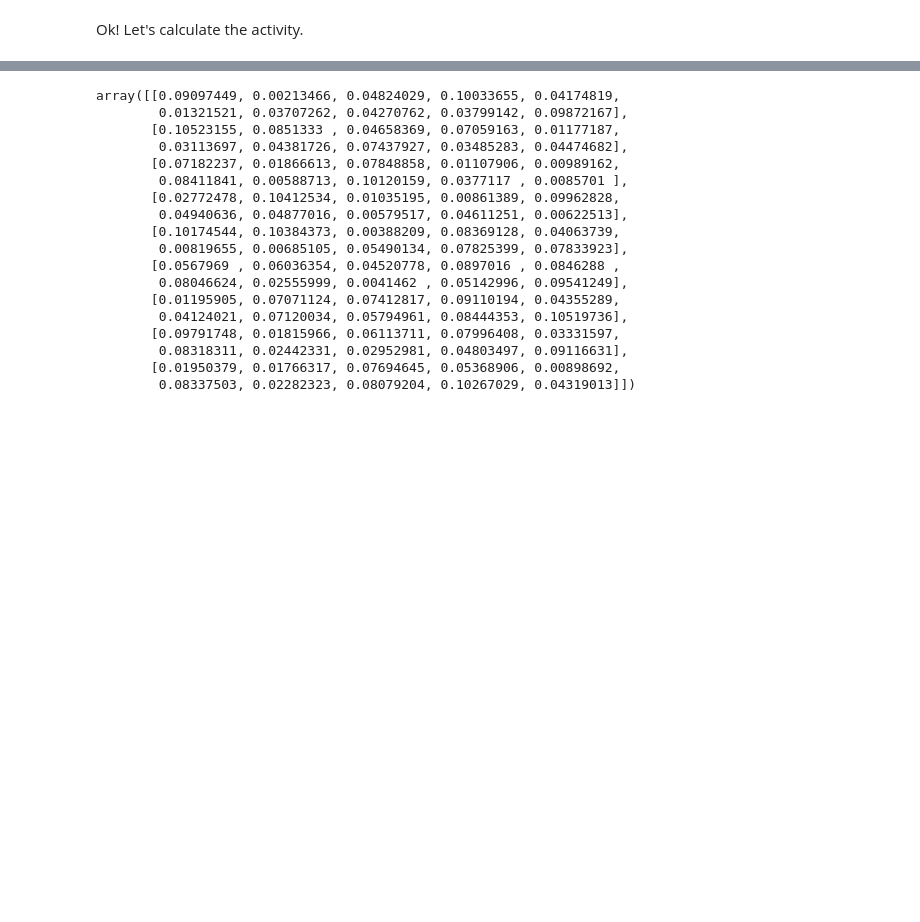
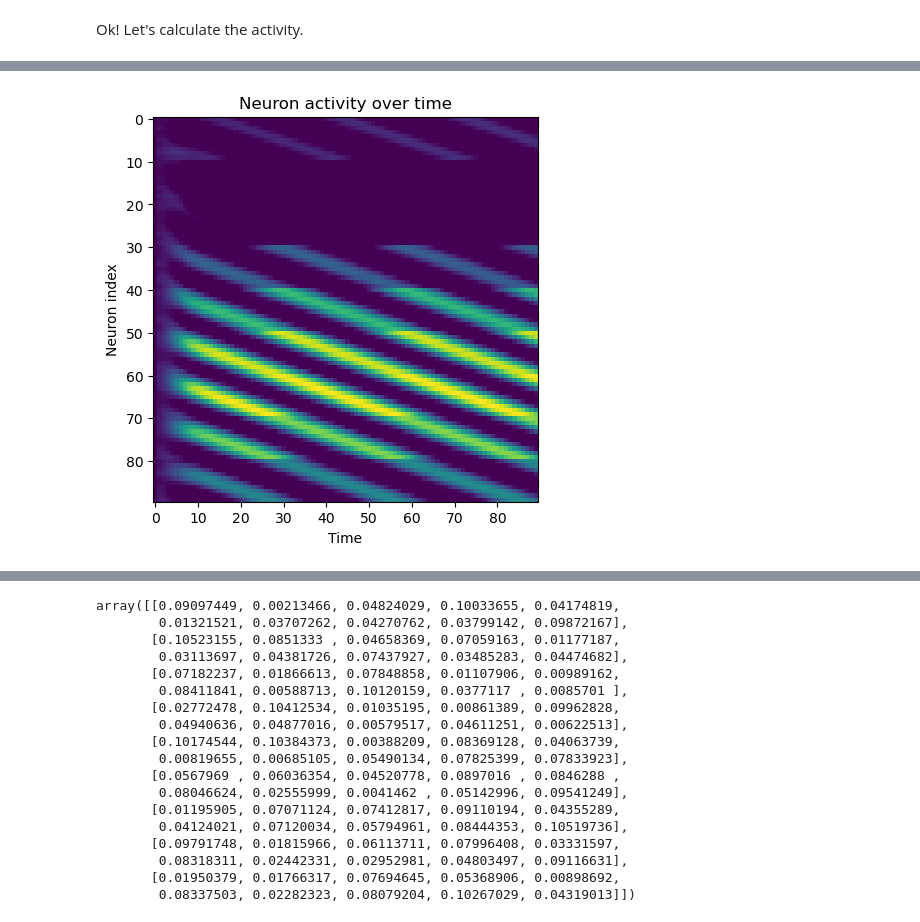
Before and after one commit to samuelbrege/snnResearch, a Jupyter notebook: gridCells.ipynb, the cells around one changed output, grey strips where cells are left out. Saved outputs shown, nothing was run; the diff lists cells and outputs as text; code cells hidden in the pictures; blank space fills up the shorter version.

```diff
--- a/gridCells.ipynb
+++ b/gridCells.ipynb
@@ -211,0 +231,63 @@ for t in range(T-1):
+# %%
+v = 0.05 + 0j
+
+np.random.seed(41)
+#Activity initialized randomly as per paper
+def initA(Nx, Ny):
+    return np.random.uniform(0, 1/np.sqrt(N), N)
+
+#x and y coords
+Cx = (np.arange(Nx)+(0.5))/Nx
+Cy = ((np.arange(Ny)+(0.5))/Ny)*np.sqrt(3)/2
+
+#Creating a mesh, so we end up with Nx by Ny coords (N)
+Tx, Ty = np.asarray(np.meshgrid(Cx, Cy))
+
+#Combining and adding a complex j (i) component to represent the y-coord. Make things easier later on if we don't make this into a 2d array
+C = (Tx+1j * Ty).reshape(-1,1)
+
+Ci = (C@np.ones_like(C.T)).T
+Cj = Ci.T
+
+Time = 90
+A = initA(Nx, Ny)
+
+#Stores A and B at each timestep
+At = np.zeros((Time, N))
+At[0] = A
+Bt = np.zeros((Time, N))
+
+tau = 0.8
+
+#Empy weight matrix
+w = np.zeros((Time,N,N))
+#Parameter values taken from paper
+I = 0.3
+T = 0.05
+sigma = 0.24
+
+for t in range(Time-1):
+
+    D = Ci - Cj + v
+
+    for s in range(len(S)):
+        distance = Ci - Cj + v + S[s]
+        idx = np.where(np.abs(distance)<np.abs(D))
+        D[idx] = distance[idx]
+    w[t] = I * np.exp(-(np.abs(D)**2)/sigma**2) - T
+
+    Bt[t+1] = At[t] + At[t]@w[t].T
+
+    At[t+1] = Bt[t+1] + tau*((Bt[t+1]/np.mean(Bt[t+1])) - Bt[t+1])
+
+    At[At<0] = 0
+
+fig, ax = plt.subplots(1, 1)
+fig.set_size_inches((5,5))
+ax.imshow(At.T)
+ax.title.set_text("Neuron activity over time")
+ax.set_ylabel("Neuron index")
+ax.set_xlabel("Time")
+plt.show()
+# %% [output]
+[figure, added]
```
Also changed, not shown: parts of 16 cells of this notebook, 1 other file.
